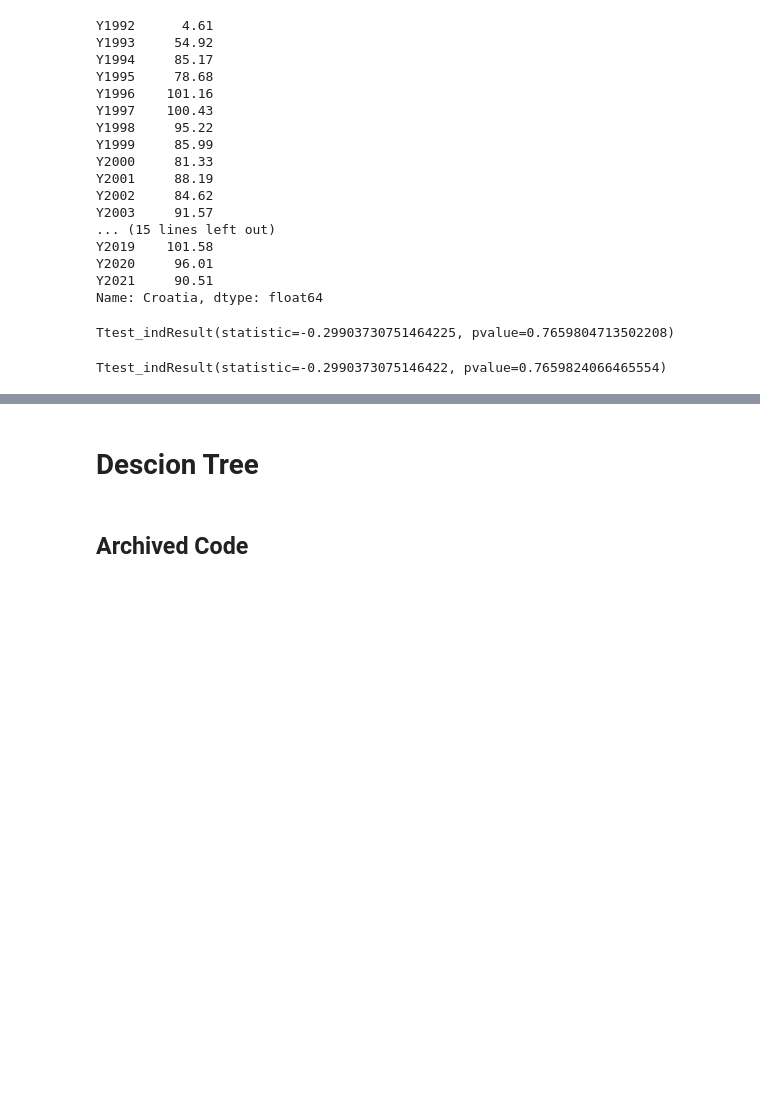
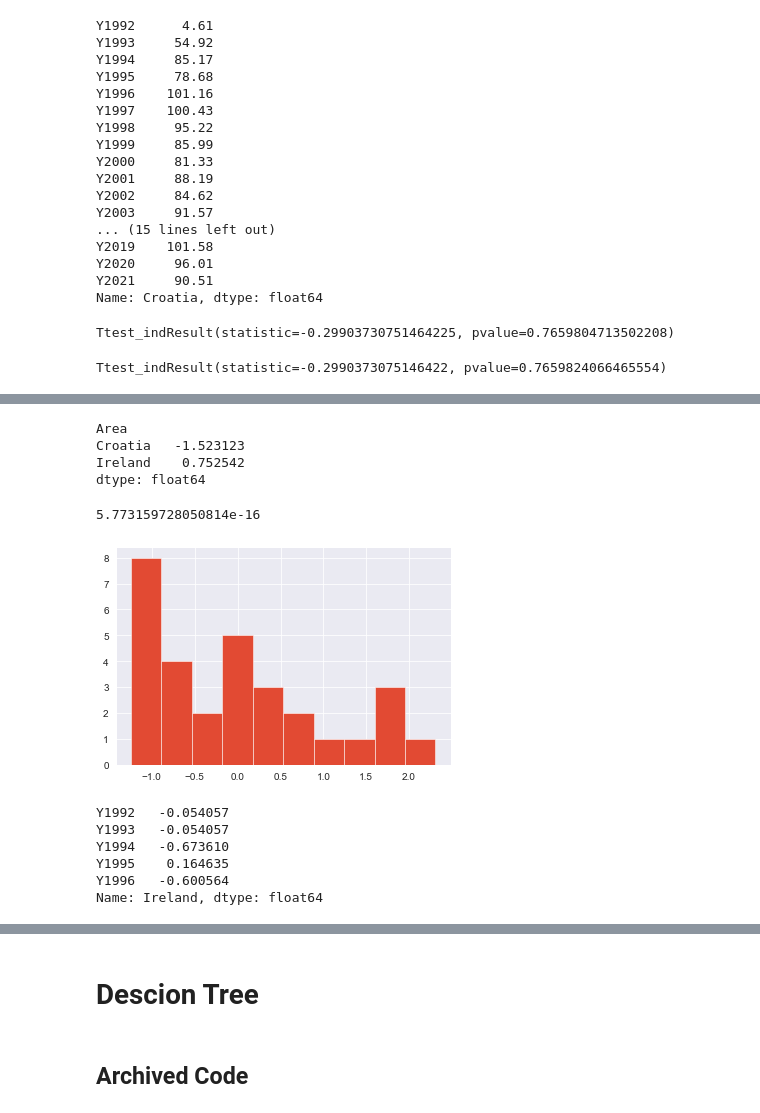
Before and after one commit to sba22218/MSc_GitHub_CA2, a Jupyter notebook: MM_Data_Explore_and_viz_postprocessed-Copy1.ipynb, the cells around one changed output, grey strips where cells are left out. Drawn from its saved outputs; the diff is of its cells as text; code cells hidden in the pictures; blank space fills up the shorter version.

```diff
--- a/MM_Data_Explore_and_viz_postprocessed-Copy1.ipynb
+++ b/MM_Data_Explore_and_viz_postprocessed-Copy1.ipynb
@@ -925,0 +1043,15 @@ Ttest_indResult(statistic=-0.2990373075146422, pvalue=0.7659824066465554)
+# %%
+# reference: https://www.analyticsvidhya.com/blog/2021/05/how-to-transform-features-into-normal-gaussian-distribution/
+# Check Skewness of Ireland erprate The variables with skewness > 1 are highly positively skewed.
+# The variables with skewness < -1 are highly negatively skewed.
+# The variables with 0.5 < skewness < 1  are moderately positively skewed.
+# The variables with -0.5 < skewness < -1  are moderately negatively skewed.
+# And, the variables with -0.5 < skewness < 0.5 are symmetric i.e normally distributed
+# # How to int
+
+df.skew()
+# %% [output]
+Area
+Croatia   -1.523123
+Ireland    0.752542
+dtype: float64
@@ -925,0 +1062,32 @@ Ttest_indResult(statistic=-0.2990373075146422, pvalue=0.7659824066465554)
+# %%
+df_sd.Ireland.mean()
+# %% [output]
+5.773159728050814e-16
+# %%
+plt.hist(df_sd.Ireland)
+plt.show()
+# %% [output]
+[figure, added]
+# %%
+# # Importing the library
+# import pandas as pd
+
+# # Creating the data frame
+# details = {
+# 	'Ireland': [1, 3, 5, 7, 9],
+# 	'col2': [7, 4, 35, 14, 56]
+# }
+
+# # creating a Dataframe object
+# df = pd.DataFrame(details)
+
+# Z-Score using pandas
+df_sd2 = df['Ireland'] = (df['Ireland'] - df['Ireland'].mean()) / df['Ireland'].std()
+df_sd2.head()
+# %% [output]
+Y1992   -0.054057
+Y1993   -0.054057
+Y1994   -0.673610
+Y1995    0.164635
+Y1996   -0.600564
+Name: Ireland, dtype: float64
```
Also changed, not shown: parts of 36 cells of this notebook, 3 other files.
